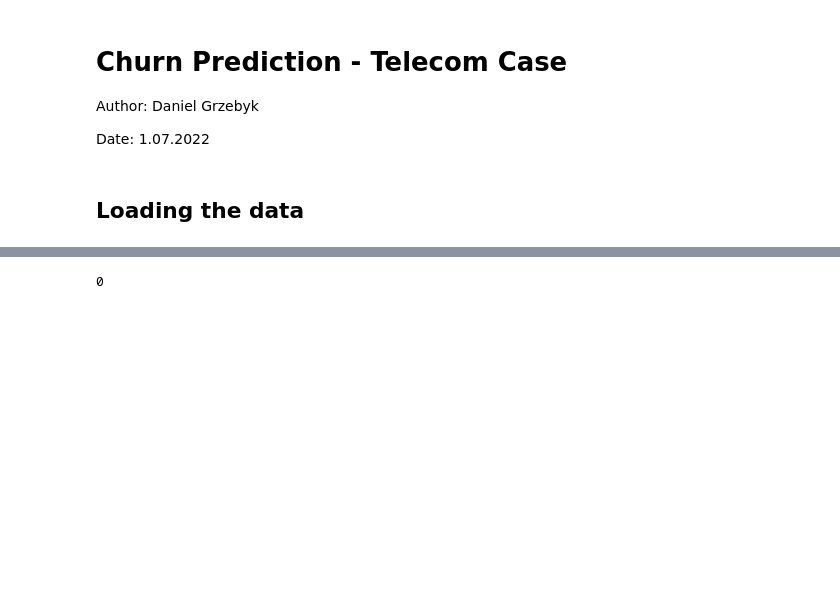
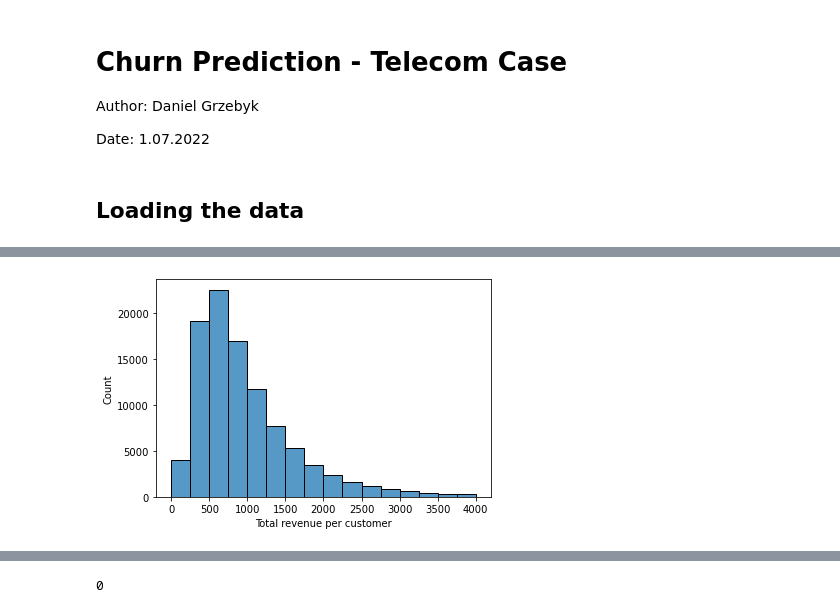
Before and after one commit to dgrzebyk/data_analysis, a Jupyter notebook: customer_churn.ipynb, the cells around one changed output, grey strips where cells are left out. Drawn from its saved outputs; the diff is of its cells as text; code cells hidden in the pictures; blank space fills up the shorter version.

```diff
--- a/customer_churn.ipynb
+++ b/customer_churn.ipynb
@@ -149,0 +77,6 @@ sns.histplot(df['actsubs_ratio'])
+# %%
+sns.histplot(df['totrev'], binrange=(0, 4000), binwidth=250)
+plt.xlabel("Total revenue per customer")
+plt.show()
+# %% [output]
+[figure, added]
```
Also changed, not shown: parts of 84 cells of this notebook.
